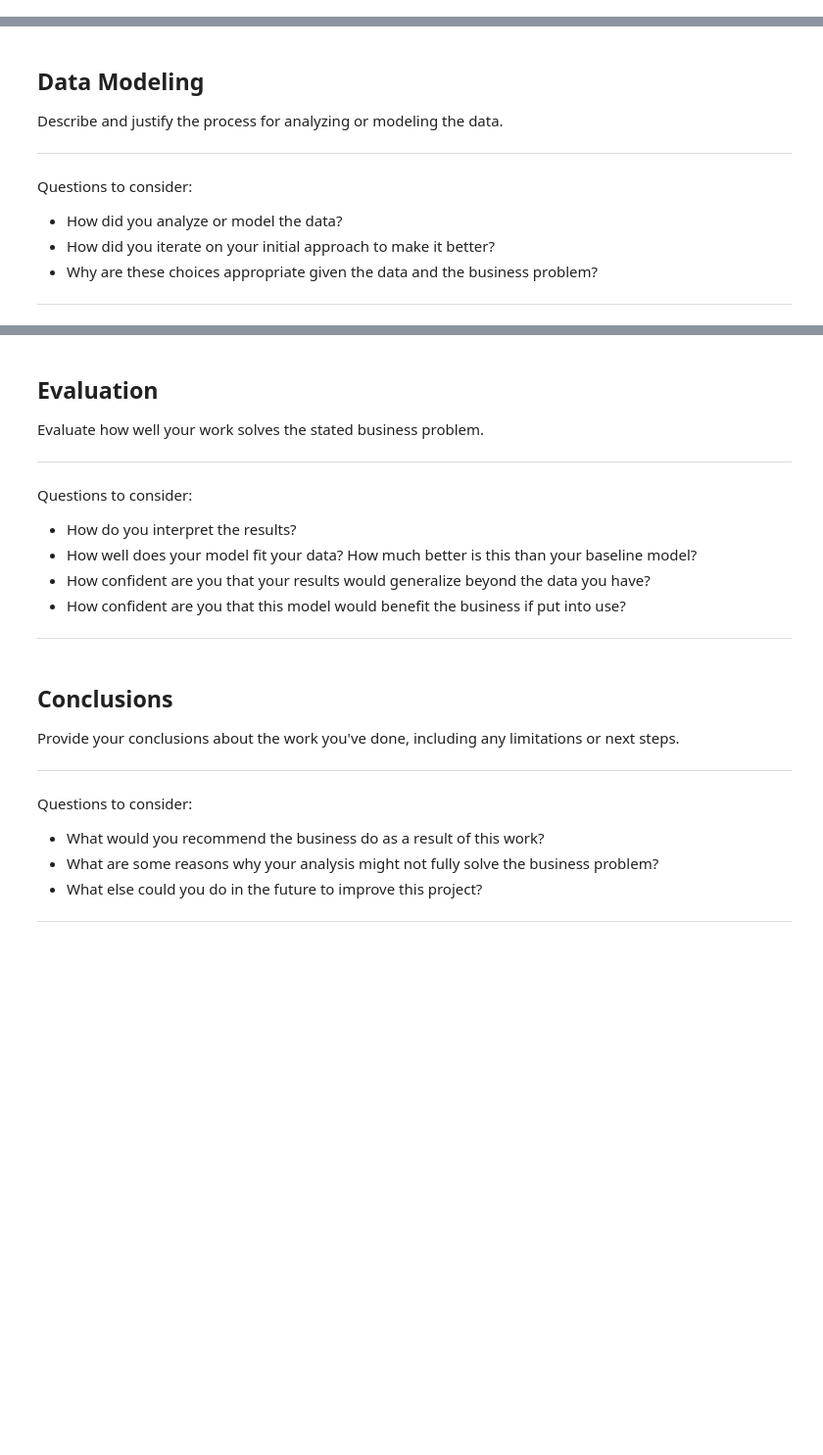
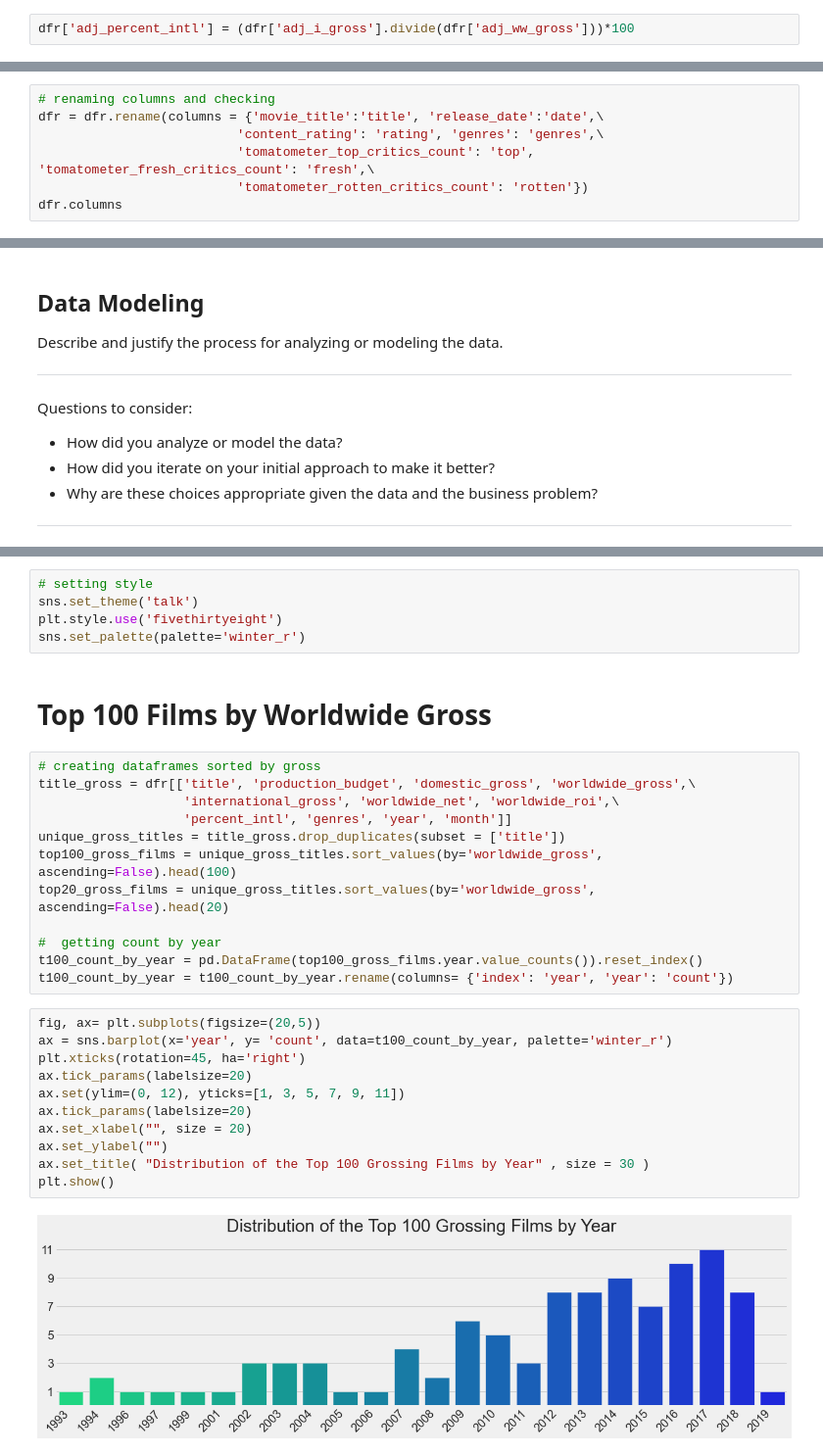
Before and after one commit to jeffreyhwatson/MS_Box_Office_Insights, a Jupyter notebook: MS_Box_Office_Insights.ipynb, the cells around one changed output, grey strips where cells are left out. Shown at 98% size. Drawn from its saved outputs; the diff is of its cells as text; blank space fills up the shorter version.

```diff
--- a/MS_Box_Office_Insights.ipynb
+++ b/MS_Box_Office_Insights.ipynb
@@ -61,0 +195,2 @@ Questions to consider:
+# %%
+dfr['adj_percent_intl'] = (dfr['adj_i_gross'].divide(dfr['adj_ww_gross']))*100
@@ -61,0 +223,7 @@ Questions to consider:
+# %%
+# renaming columns and checking
+dfr = dfr.rename(columns = {'movie_title':'title', 'release_date':'date',\
+                          'content_rating': 'rating', 'genres': 'genres',\
+                          'tomatometer_top_critics_count': 'top', 'tomatometer_fresh_critics_count': 'fresh',\
+                          'tomatometer_rotten_critics_count': 'rotten'})
+dfr.columns
@@ -74,21 +401,32 @@ Questions to consider:
-# %% [markdown]
-## Evaluation
-Evaluate how well your work solves the stated business problem.
-
-***
-Questions to consider:
-* How do you interpret the results?
-* How well does your model fit your data? How much better is this than your baseline model?
-* How confident are you that your results would generalize beyond the data you have?
-* How confident are you that this model would benefit the business if put into use?
-***
-# %% [markdown]
-## Conclusions
-Provide your conclusions about the work you've done, including any limitations or next steps.
-
-***
-Questions to consider:
-* What would you recommend the business do as a result of this work?
-* What are some reasons why your analysis might not fully solve the business problem?
-* What else could you do in the future to improve this project?
-***
+# %%
+# setting style
+sns.set_theme('talk')
+plt.style.use('fivethirtyeight')
+sns.set_palette(palette='winter_r')
+# %% [markdown]
+# Top 100 Films by Worldwide Gross
+# %%
+# creating dataframes sorted by gross
+title_gross = dfr[['title', 'production_budget', 'domestic_gross', 'worldwide_gross',\
+                   'international_gross', 'worldwide_net', 'worldwide_roi',\
+                   'percent_intl', 'genres', 'year', 'month']]
+unique_gross_titles = title_gross.drop_duplicates(subset = ['title'])
+top100_gross_films = unique_gross_titles.sort_values(by='worldwide_gross', ascending=False).head(100)
+top20_gross_films = unique_gross_titles.sort_values(by='worldwide_gross', ascending=False).head(20)
+
+#  getting count by year
+t100_count_by_year = pd.DataFrame(top100_gross_films.year.value_counts()).reset_index()
+t100_count_by_year = t100_count_by_year.rename(columns= {'index': 'year', 'year': 'count'})
+# %%
+fig, ax= plt.subplots(figsize=(20,5))
+ax = sns.barplot(x='year', y= 'count', data=t100_count_by_year, palette='winter_r')
+plt.xticks(rotation=45, ha='right')
+ax.tick_params(labelsize=20)
+ax.set(ylim=(0, 12), yticks=[1, 3, 5, 7, 9, 11])
+ax.tick_params(labelsize=20)
+ax.set_xlabel("", size = 20)
+ax.set_ylabel("")
+ax.set_title( "Distribution of the Top 100 Grossing Films by Year" , size = 30 )
+plt.show()
+# %% [output]
+[figure, added]
```
Also changed, not shown: parts of 99 cells of this notebook, 1 other file.
